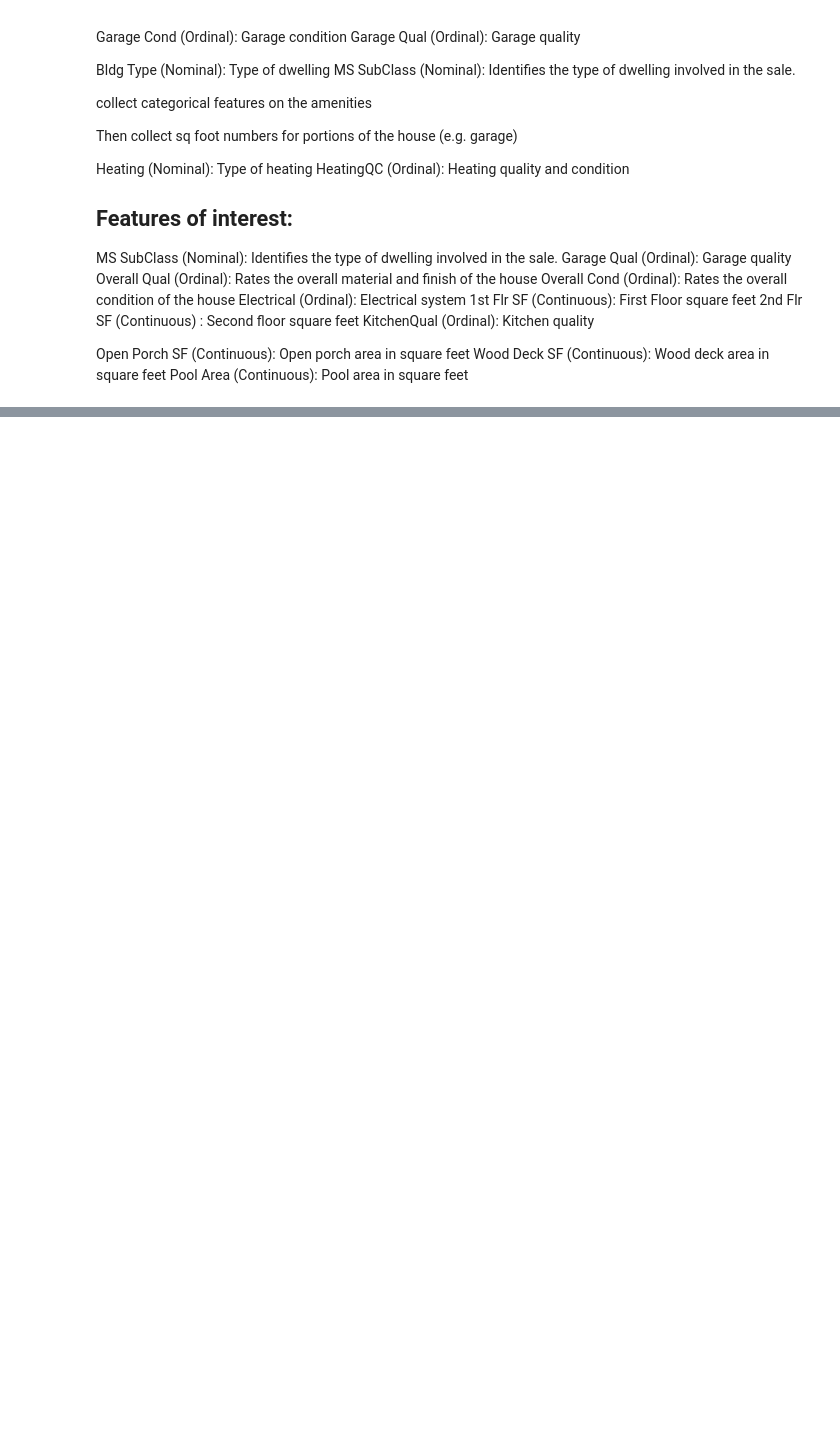
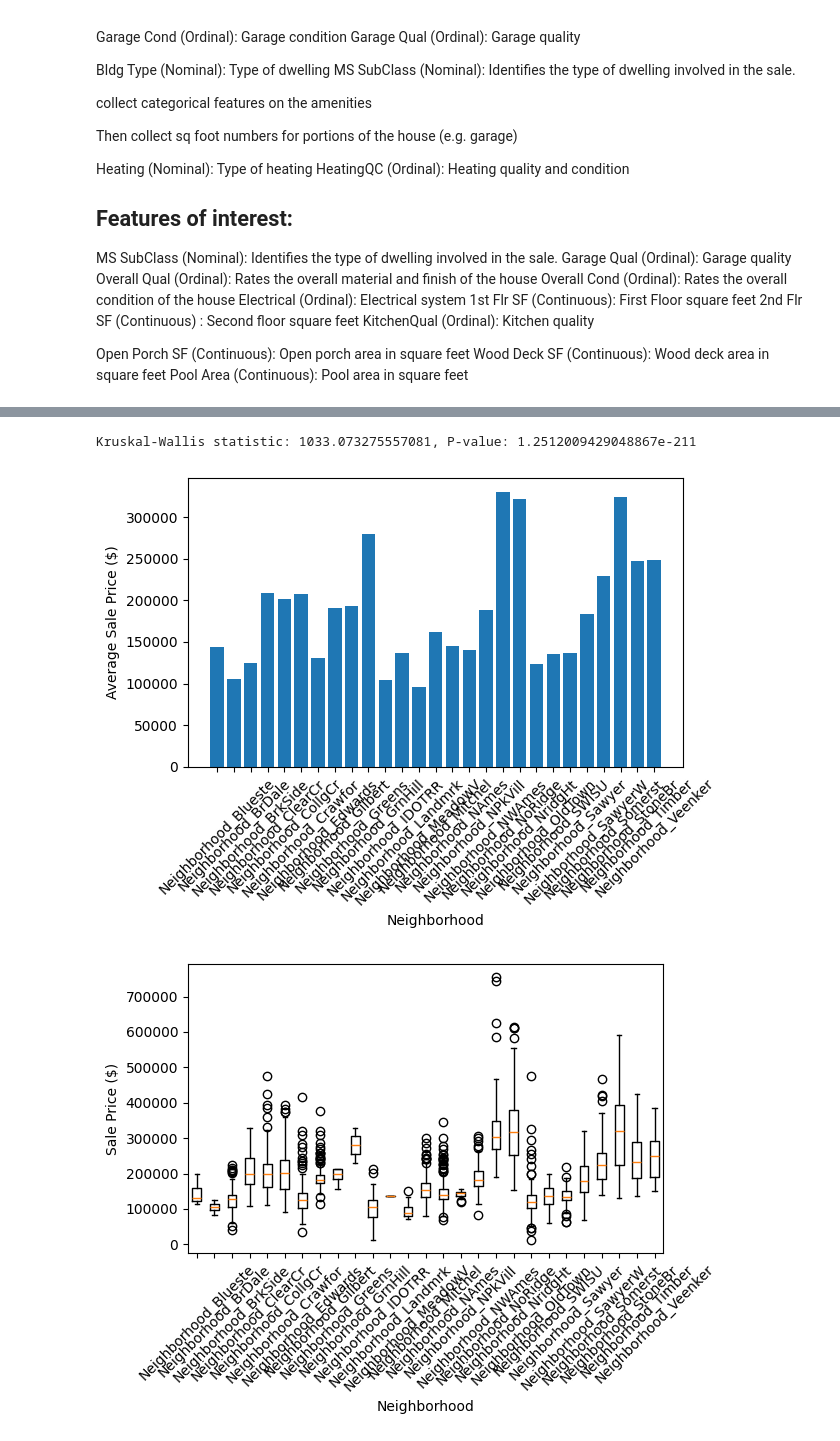
Before and after one commit to johneckberg/week6activity2621, a Jupyter notebook: week_6.ipynb, the cells around one changed output, grey strips where cells are left out. Drawn from its saved outputs; the diff is of its cells as text; code cells hidden in the pictures; blank space fills up the shorter version.

```diff
--- a/week_6.ipynb
+++ b/week_6.ipynb
@@ -185,0 +222,16 @@ ValueError: Cannot set a DataFrame with multiple columns to the single column MS
+# %%
+# maybe do a Kruskal-Wallis test?
+krushkal_statistic, kruskal_p_value = stats.kruskal(*[ames_df[ames_df[col] == True]["SalePrice"] for col in ms_subclass_cols])
+print(f"Kruskal-Wallis statistic: {krushkal_statistic}, P-value: {kruskal_p_value}")
+
+# this implies that there is a significant difference in the sale prices of the different MS SubClasses
+
+# effect size for Kruskal-Wallis test
+n = len(ms_subclass_cols)
+k = len(ames_df)
+eta_squared = (krushkal_statistic - (n - 1)) / (k - n)
+print(f"Eta squared: {eta_squared:.4f}")
+
+# do a deeper dive on kruskal-wallis test, maybe do a pairwise comparison with Dunn's test or something similar?
+# %% [output]
+Kruskal-Wallis statistic: 1033.073275557081, P-value: 1.2512009429048867e-211
@@ -185,0 +240,25 @@ ValueError: Cannot set a DataFrame with multiple columns to the single column MS
+# %%
+# next do this for neighborhoods, maybe do a boxplot of the sale prices by neighborhood, then do a Kruskal-Wallis
+ames_df = pandas.get_dummies(ames_df, columns=["Neighborhood"], drop_first=True)
+
+# bar chart comparing Neighborhood to Sale Price
+neighborhood_cols = [col for col in ames_df.columns if col.startswith("Neighborhood_")]
+mean_prices_neighborhood = [ames_df[ames_df[col] == True]["SalePrice"].mean() for col in neighborhood_cols]
+plt.bar(neighborhood_cols, mean_prices_neighborhood)
+plt.xlabel("Neighborhood")
+plt.ylabel("Average Sale Price ($)")
+plt.xticks(rotation=45)
+plt.tight_layout()
+plt.show()
+
+
+# boxplot of the sale prices by Neighborhood
+plt.boxplot([ames_df[ames_df[col] == True]["SalePrice"] for col in neighborhood_cols], labels=neighborhood_cols)
+plt.xlabel("Neighborhood")
+plt.ylabel("Sale Price ($)")
+plt.xticks(rotation=45)
+plt.tight_layout()
+plt.show()
+# %% [output]
+[figure, added]
+[figure, added]
```
Also changed, not shown: parts of 12 cells of this notebook.
